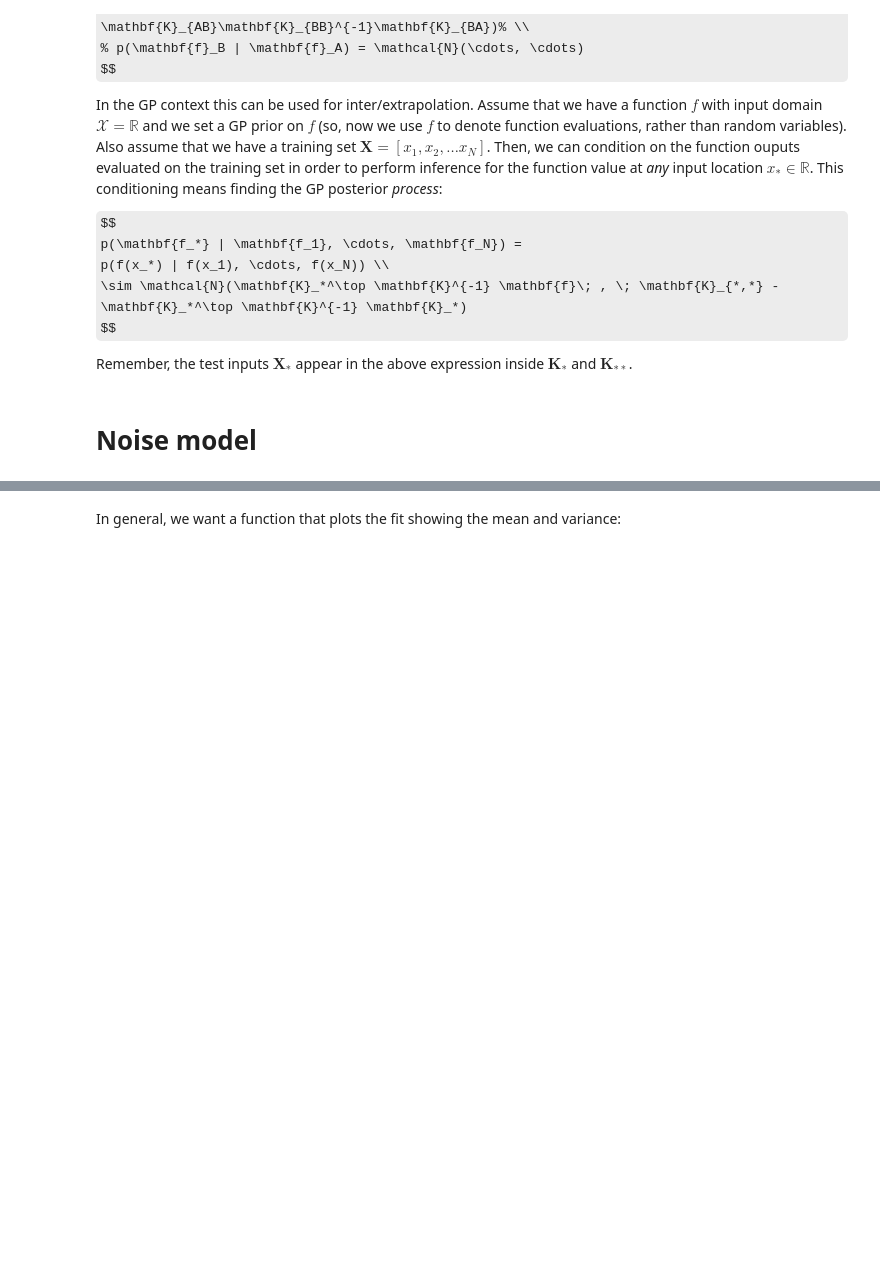
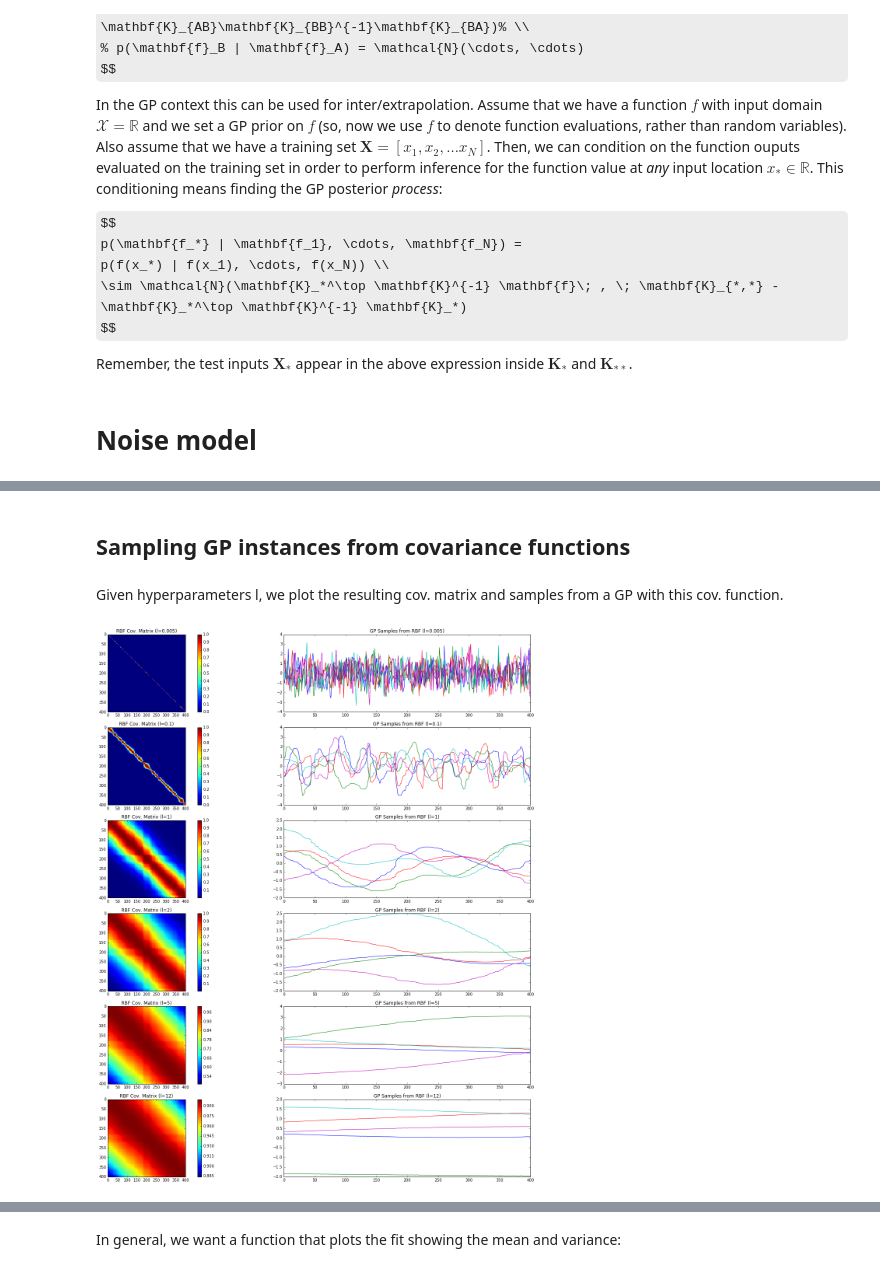
Before and after one commit to adamian/adamian.github.io, a Jupyter notebook: talks/Brown2016.ipynb, the cells around one changed output, grey strips where cells are left out. Saved outputs shown, nothing was run; the diff lists cells and outputs as text; code cells hidden in the pictures; some formulas as TeX source; blank space fills up the shorter version.

```diff
--- a/talks/Brown2016.ipynb
+++ b/talks/Brown2016.ipynb
@@ -363,0 +464,27 @@ $$
+# %% [markdown]
+## Sampling GP instances from covariance functions
+# %% [markdown]
+Given hyperparameters l, we plot the resulting cov. matrix and samples from a GP with this cov. function.
+# %%
+num_samples=5
+plt.figure(figsize=(25,25))
+j=1
+for i in range(K):
+    plt.subplot(K,2,j)
+    K_rbf = cov_RBF(X,X,theta=np.array([1,params_rbf[i]]))
+    plt.imshow(K_rbf)
+    plt.colorbar()
+    plt.gca().set_title('RBF Cov. Matrix (l=' + str(params_rbf[i]) + ')')
+
+    plt.subplot(K,2,j+1)
+    # Assume a GP with zero mean
+    mu=np.zeros((1,K_rbf.shape[0]))[0,:]
+    for s in range(num_samples):
+        # Jitter is a small noise addition to the diagonal to ensure positive definiteness
+        jitter = 1e-5*np.eye(K_rbf.shape[0])
+        sample = np.random.multivariate_normal(mean=mu, cov=K_rbf+jitter)
+        plt.plot(sample)
+    plt.gca().set_title('GP Samples from RBF (l=' + str(params_rbf[i]) + ')')
+    j+=2
+# %% [output]
+[figure, added]
```
Also changed, not shown: parts of 55 cells of this notebook.
